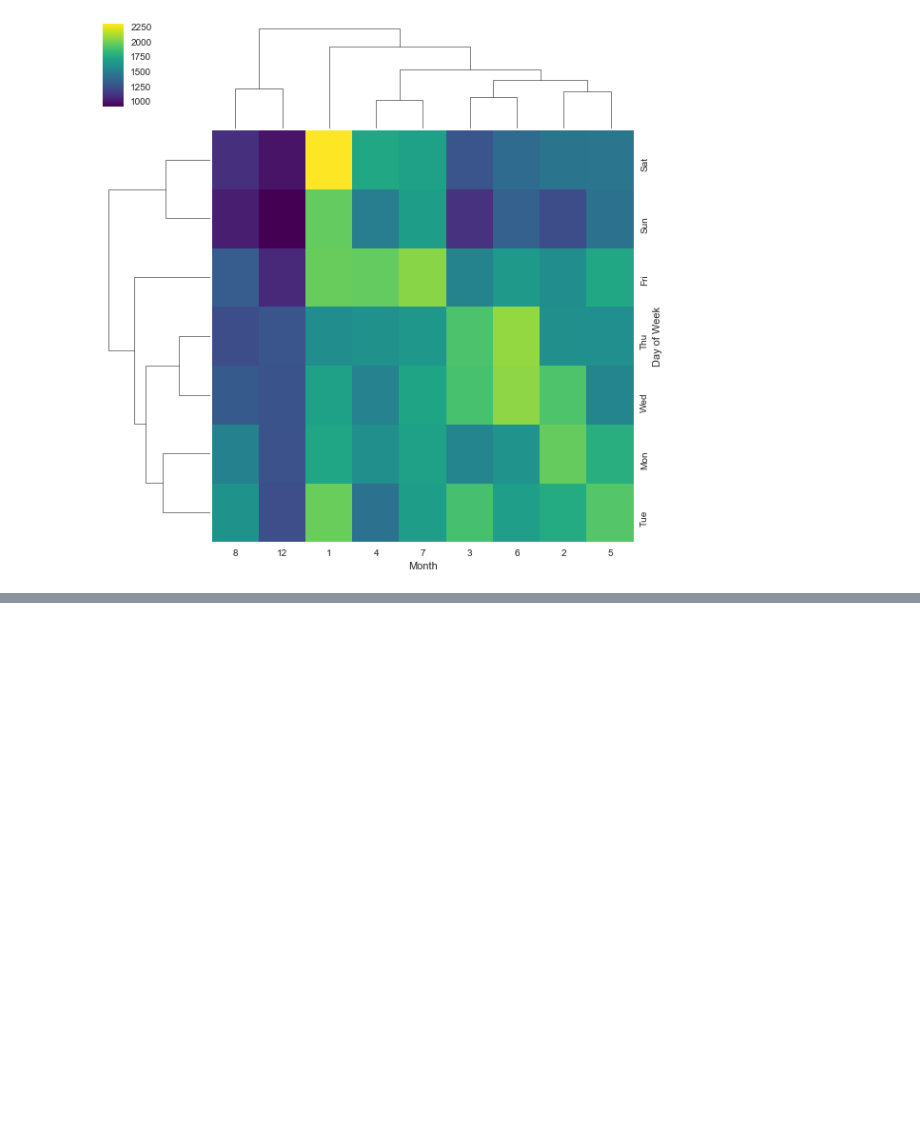
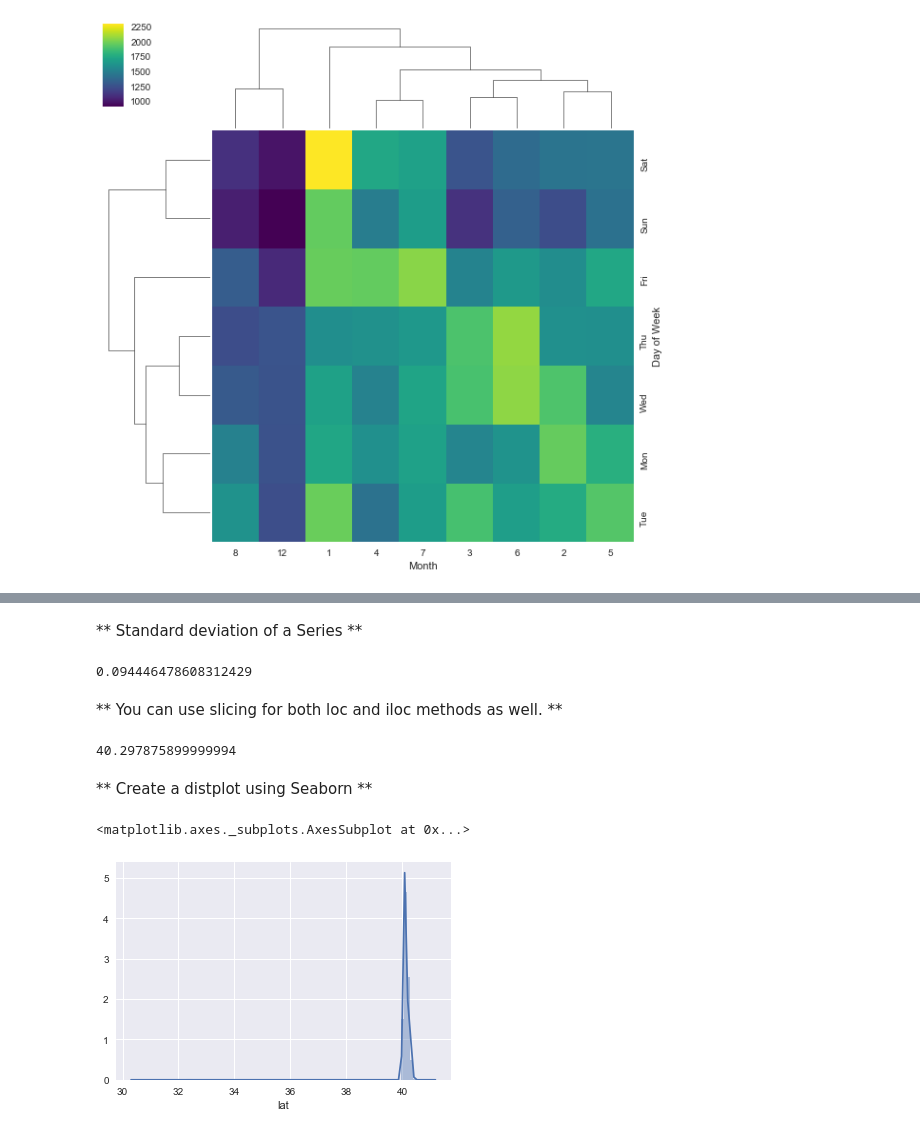
Before and after one commit to sandeepgd/data-science, a Jupyter notebook: 911.ipynb, the cells around one changed output, grey strips where cells are left out. Drawn from its saved outputs; the diff is of its cells as text; code cells hidden in the pictures; blank space fills up the shorter version.

```diff
--- a/911.ipynb
+++ b/911.ipynb
@@ -167,0 +203,19 @@ sns.clustermap(data=groupby_day_month, cmap='viridis')
+# %% [markdown]
+** Standard deviation of a Series **
+# %%
+df['lat'].std()
+# %% [output]
+0.094446478608312429
+# %% [markdown]
+** You can use slicing for both loc and iloc methods as well. **
+# %%
+df.loc[0:3]['lat'].max()
+# %% [output]
+40.297875899999994
+# %% [markdown]
+** Create a distplot using Seaborn **
+# %%
+sns.distplot(a=df['lat'], bins=100)
+# %% [output]
+<matplotlib.axes._subplots.AxesSubplot at 0x...>
+[figure, added]
```
Also changed, not shown: parts of 9 cells of this notebook.
